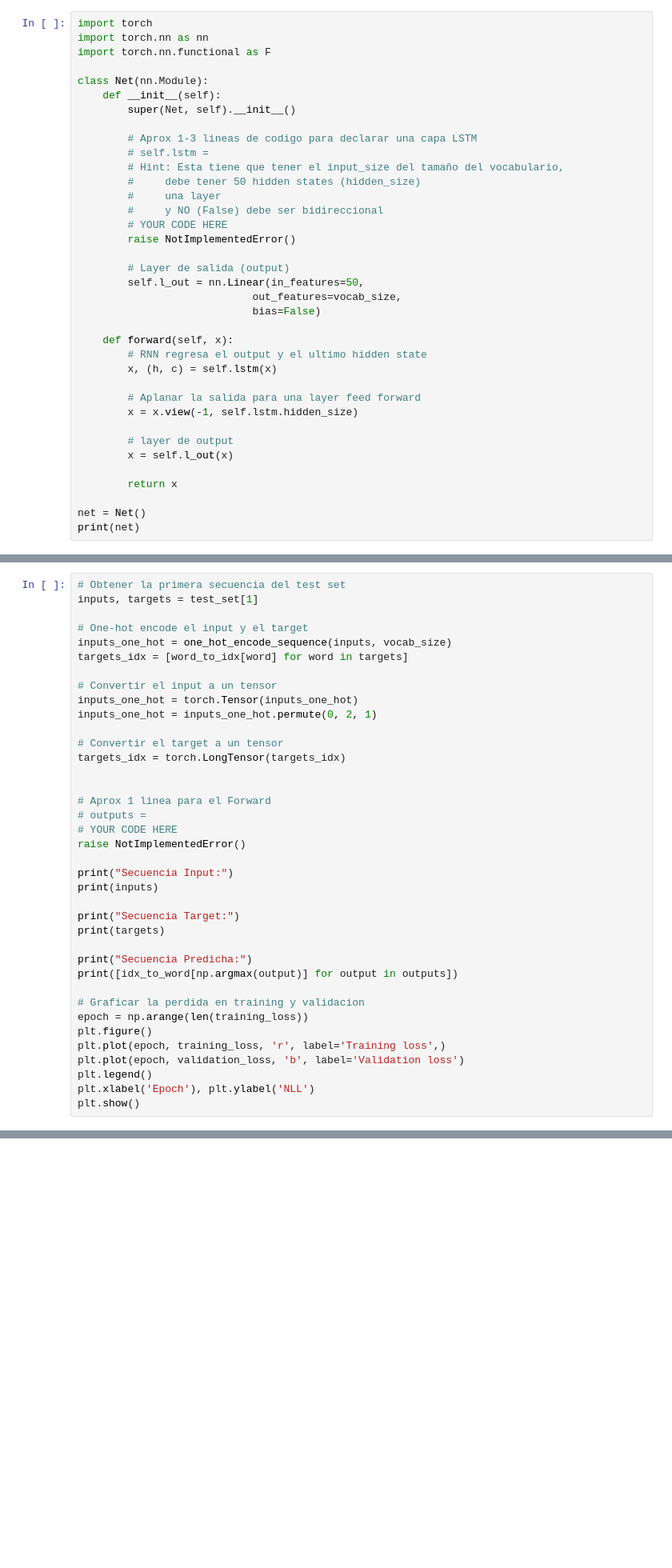
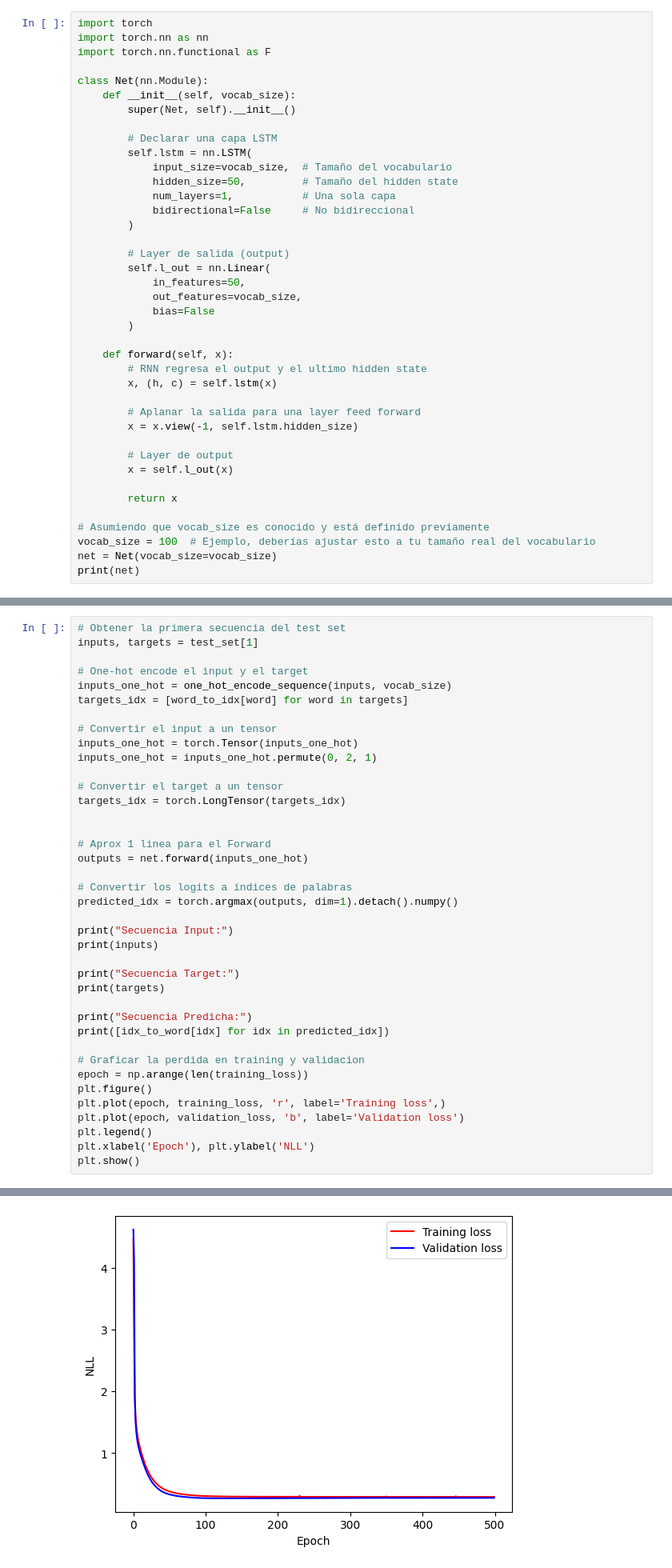
Before and after one commit to Arthurs101/Lab4, a Jupyter notebook: lab3-1.ipynb, the cells around one changed output, grey strips where cells are left out. Shown at 80% size. Drawn from its saved outputs; the diff is of its cells as text; blank space fills up the shorter version.

```diff
--- a/lab3-1.ipynb
+++ b/lab3-1.ipynb
@@ -1467,22 +1470,23 @@ import torch.nn as nn
 import torch.nn.functional as F
 
 class Net(nn.Module):
-    def __init__(self):
+    def __init__(self, vocab_size):
         super(Net, self).__init__()
 
-        # Aprox 1-3 lineas de codigo para declarar una capa LSTM
-        # self.lstm =
-        # Hint: Esta tiene que tener el input_size del tamaño del vocabulario,
-        #     debe tener 50 hidden states (hidden_size)
-        #     una layer
-        #     y NO (False) debe ser bidireccional
-        # YOUR CODE HERE
-        raise NotImplementedError()
+        # Declarar una capa LSTM
+        self.lstm = nn.LSTM(
+            input_size=vocab_size,  # Tamaño del vocabulario
+            hidden_size=50,         # Tamaño del hidden state
+            num_layers=1,           # Una sola capa
+            bidirectional=False     # No bidireccional
+        )
 
         # Layer de salida (output)
-        self.l_out = nn.Linear(in_features=50,
-                            out_features=vocab_size,
-                            bias=False)
+        self.l_out = nn.Linear(
+            in_features=50,
+            out_features=vocab_size,
+            bias=False
+        )
 
     def forward(self, x):
         # RNN regresa el output y el ultimo hidden state
@@ -1491,10 +1495,12 @@ class Net(nn.Module):
         # Aplanar la salida para una layer feed forward
         x = x.view(-1, self.lstm.hidden_size)
 
-        # layer de output
+        # Layer de output
         x = self.l_out(x)
 
         return x
 
-net = Net()
+# Asumiendo que vocab_size es conocido y está definido previamente
+vocab_size = 100  # Ejemplo, deberías ajustar esto a tu tamaño real del vocabulario
+net = Net(vocab_size=vocab_size)
 print(net)
@@ -1621,9 +1642,10 @@ targets_idx = torch.LongTensor(targets_idx)
 
 
 # Aprox 1 linea para el Forward
-# outputs =
-# YOUR CODE HERE
-raise NotImplementedError()
+outputs = net.forward(inputs_one_hot)
+
+# Convertir los logits a índices de palabras
+predicted_idx = torch.argmax(outputs, dim=1).detach().numpy()
 
 print("Secuencia Input:")
 print(inputs)
@@ -1632,7 +1654,7 @@ print("Secuencia Target:")
 print(targets)
 
 print("Secuencia Predicha:")
-print([idx_to_word[np.argmax(output)] for output in outputs])
+print([idx_to_word[idx] for idx in predicted_idx])
 
 # Graficar la perdida en training y validacion
 epoch = np.arange(len(training_loss))
@@ -1642,3 +1664,4 @@ plt.plot(epoch, validation_loss, 'b', label='Validation loss')
 plt.legend()
 plt.xlabel('Epoch'), plt.ylabel('NLL')
 plt.show()
+# %% [output]
@@ -1645,3 +1674,4 @@ plt.show()
+[figure, added]
 # %% [markdown]
 #### Preguntas
 
```
Also changed, not shown: parts of 18 cells of this notebook.
